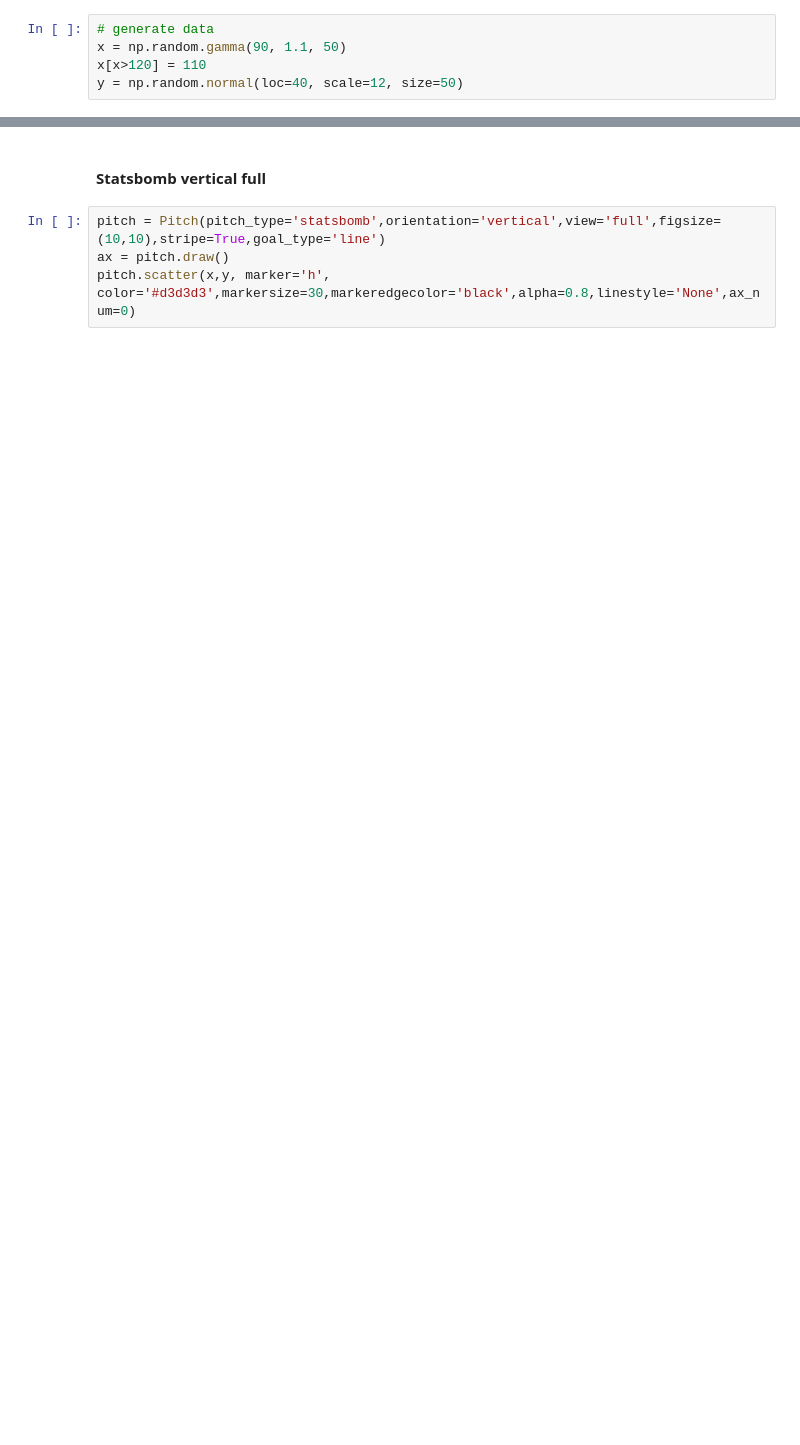
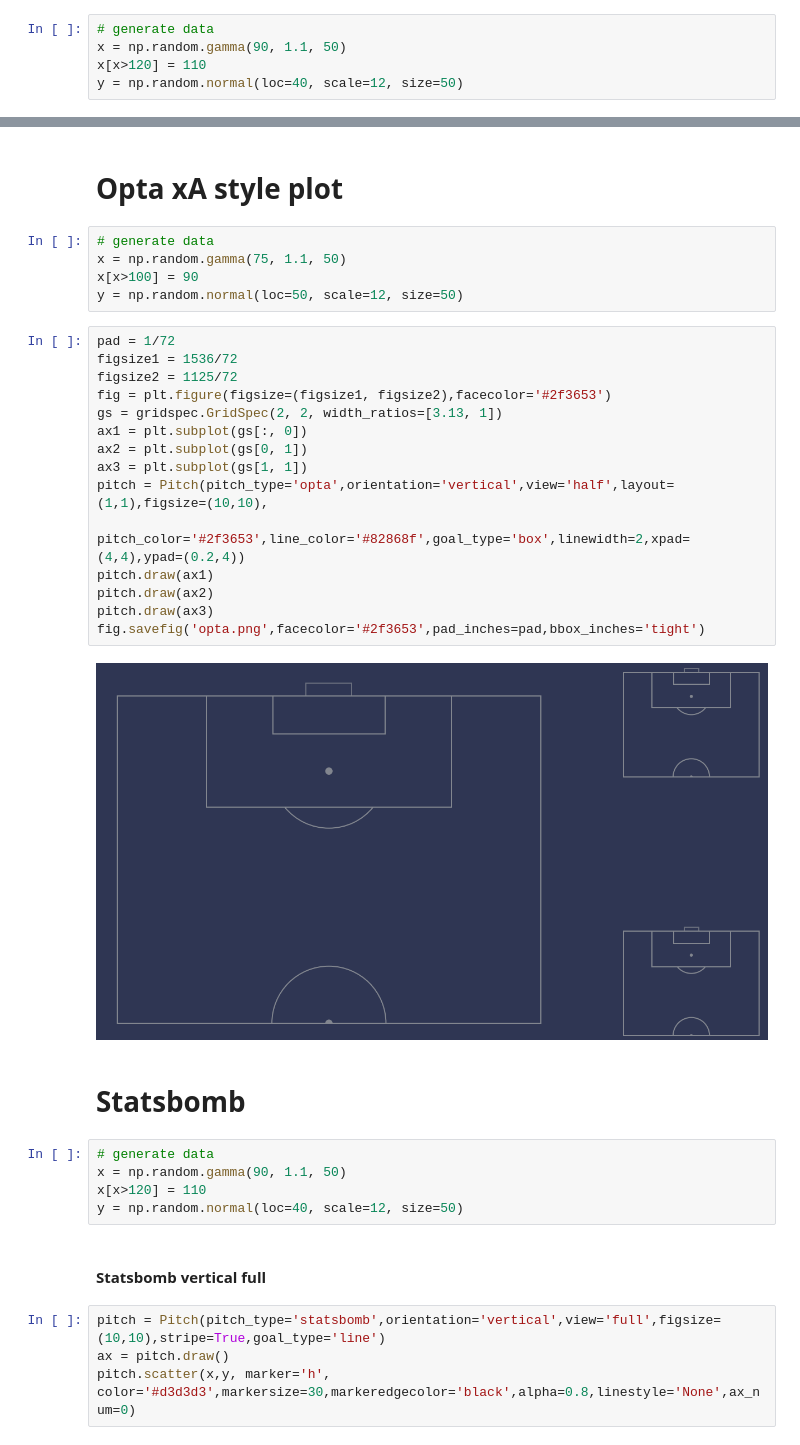
Before and after one commit to andrewRowlinson/mplsoccer, a Jupyter notebook: mplsoccer/demo.ipynb, the cells around one changed output, grey strips where cells are left out. Drawn from its saved outputs; the diff is of its cells as text; blank space fills up the shorter version.

Commit message:
added opta xA demo

```diff
--- a/mplsoccer/demo.ipynb
+++ b/mplsoccer/demo.ipynb
@@ -49,3 +48,34 @@ for i in range(5):
+# %% [markdown]
+# Opta xA style plot
+# %%
+# generate data
+x = np.random.gamma(75, 1.1, 50)
+x[x>100] = 90
+y = np.random.normal(loc=50, scale=12, size=50)
+# %%
+pad = 1/72
+figsize1 = 1536/72
+figsize2 = 1125/72
+fig = plt.figure(figsize=(figsize1, figsize2),facecolor='#2f3653')
+gs = gridspec.GridSpec(2, 2, width_ratios=[3.13, 1])
+ax1 = plt.subplot(gs[:, 0])
+ax2 = plt.subplot(gs[0, 1])
+ax3 = plt.subplot(gs[1, 1])
+pitch = Pitch(pitch_type='opta',orientation='vertical',view='half',layout=(1,1),figsize=(10,10),
+              pitch_color='#2f3653',line_color='#82868f',goal_type='box',linewidth=2,xpad=(4,4),ypad=(0.2,4))
+pitch.draw(ax1)
+pitch.draw(ax2)
+pitch.draw(ax3)
+fig.savefig('opta.png',facecolor='#2f3653',pad_inches=pad,bbox_inches='tight')
+# %% [output]
+[figure, added]
+# %% [markdown]
+# Statsbomb
+# %%
+# generate data
+x = np.random.gamma(90, 1.1, 50)
+x[x>120] = 110
+y = np.random.normal(loc=40, scale=12, size=50)
 # %% [markdown]
 #### Statsbomb vertical full
 # %%
```
Also changed, not shown: parts of 25 cells of this notebook.
